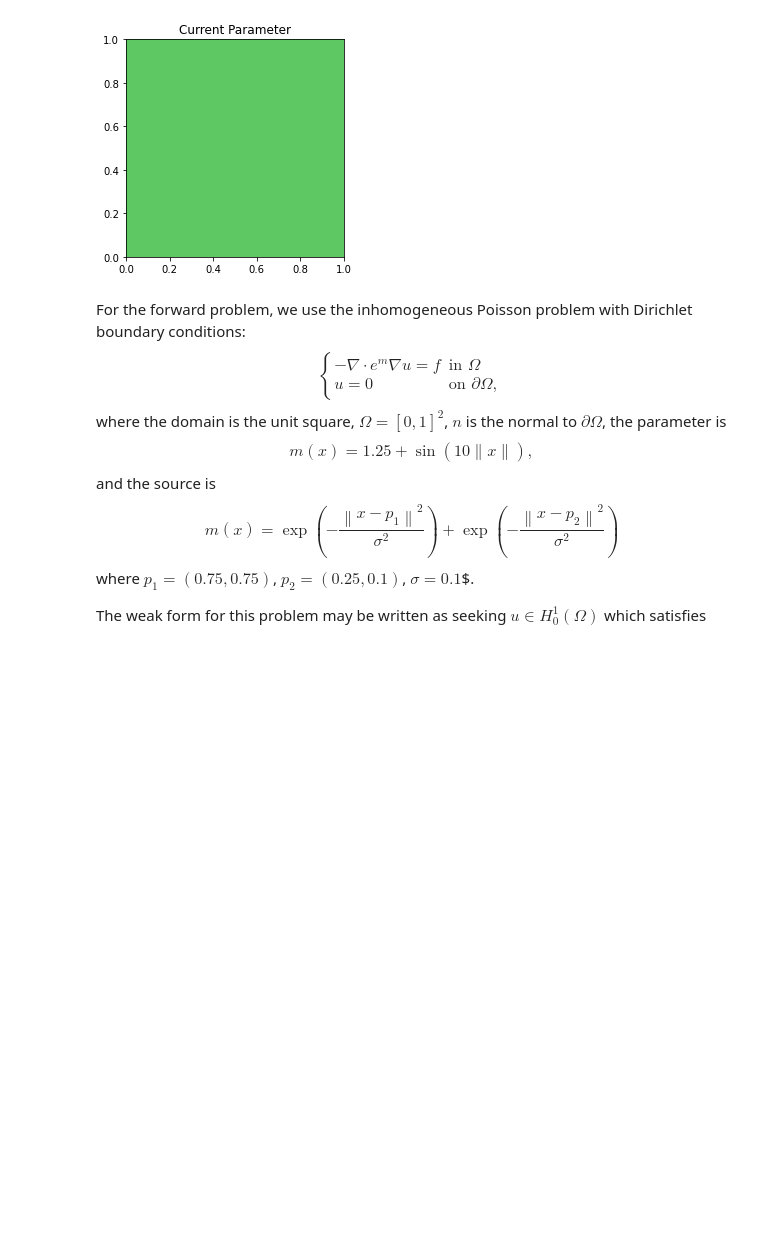
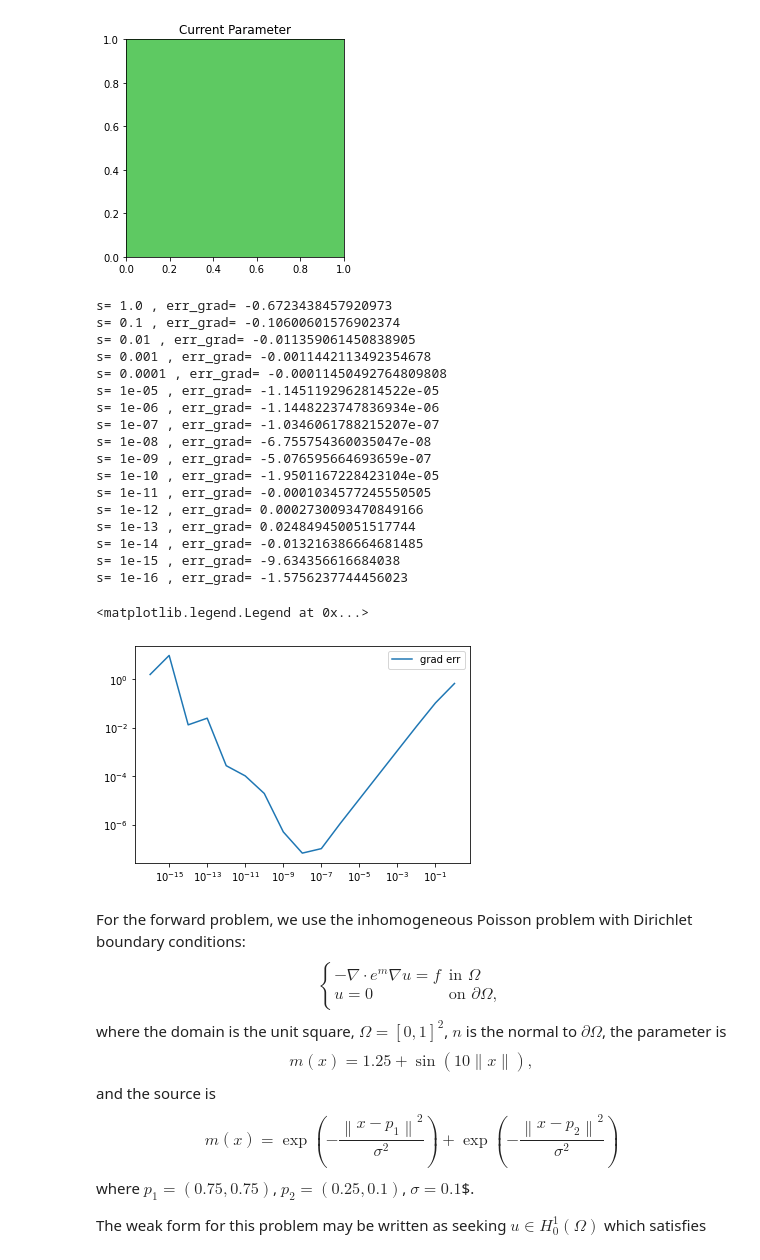
Before and after one commit to vishwas1984/NormalizingFlows_InverseProblems, a Jupyter notebook: div_k_grad_u_inverse_problem_fenics.ipynb, the cells around one changed output. Drawn from its saved outputs; the diff is of its cells as text; code cells hidden in the pictures; blank space fills up the shorter version.

Commit message:
Gradient code

```diff
--- a/div_k_grad_u_inverse_problem_fenics.ipynb
+++ b/div_k_grad_u_inverse_problem_fenics.ipynb
@@ -132,6 +194,71 @@ print(np.linalg.norm(PIP.u.vector()[:] - PIP.u_true.vector()[:]))
 [figure]
 [figure]
 [figure]
+# %%
+m0 = Expression('cos(x[0]) + x[1]', degree=5)
+m0_vector = project(m0, V).vector()
+
+PIP.update_m(m0_vector)
+
+dmE = Expression('sin(x[1]) + x[1]*x[0]', degree=5)
+dm_vector = project(dmE, V).vector()
+
+
+# m0_numpy = np.random.randn(V.dim()) # error big: maybe because of quadrature error near boundary..?
+# dm_numpy = np.random.randn(V.dim())
+
+J0 = PIP.compute_objective()
+grad0 = PIP.compute_gradient()
+# grad0 = jac(m0_numpy)
+dJ = np.dot(grad0[:], dm_vector[:])
+# Hdm = hessp(m0_numpy, dm_numpy)
+
+ss = np.logspace(-16, 0, 17)[::-1]
+grad_errs = []
+#hess_errs = []
+for k in range(len(ss)):
+    s = ss[k]
+    m1_vector = m0_vector + s * dm_vector
+    PIP.update_m(m1_vector)
+    J1 = PIP.compute_objective()
+    #grad1 = jac(m1_vector)
+    #dJ1 = np.dot(grad1, dm_vector)
+
+    dJ_diff = (J1 - J0)/s
+    err_grad = (dJ - dJ_diff)/dJ_diff
+    grad_errs.append(err_grad)
+
+#     Hdm_diff = (grad1 - grad0)/s
+#     err_hess = np.linalg.norm(Hdm_diff - Hdm)/np.linalg.norm(Hdm_diff)
+#     hess_errs.append(err_hess)
+
+    #print('s=', s, ', err_grad=', err_grad, ', err_hess=', err_hess)
+    print('s=', s, ', err_grad=', err_grad)
+
+plt.loglog(ss, np.abs(grad_errs))
+#plt.loglog(ss, np.abs(hess_errs))
+#plt.legend(['grad err', 'hess err'])
+plt.legend(['grad err'])
+# %% [output]
+s= 1.0 , err_grad= -0.6723438457920973
+s= 0.1 , err_grad= -0.10600601576902374
+s= 0.01 , err_grad= -0.011359061450838905
+s= 0.001 , err_grad= -0.0011442113492354678
+s= 0.0001 , err_grad= -0.00011450492764809808
+s= 1e-05 , err_grad= -1.1451192962814522e-05
+s= 1e-06 , err_grad= -1.1448223747836934e-06
+s= 1e-07 , err_grad= -1.0346061788215207e-07
+s= 1e-08 , err_grad= -6.755754360035047e-08
+s= 1e-09 , err_grad= -5.076595664693659e-07
+s= 1e-10 , err_grad= -1.9501167228423104e-05
+s= 1e-11 , err_grad= -0.0001034577245550505
+s= 1e-12 , err_grad= 0.0002730093470849166
+s= 1e-13 , err_grad= 0.024849450051517744
+s= 1e-14 , err_grad= -0.013216386664681485
+s= 1e-15 , err_grad= -9.634356616684038
+s= 1e-16 , err_grad= -1.5756237744456023
+<matplotlib.legend.Legend at 0x...>
+[figure, added]
 # %% [markdown]
 For the forward problem, we use the inhomogeneous Poisson problem with Dirichlet boundary conditions:
 $$\begin{cases}
```
Also changed, not shown: parts of 2 cells of this notebook.
